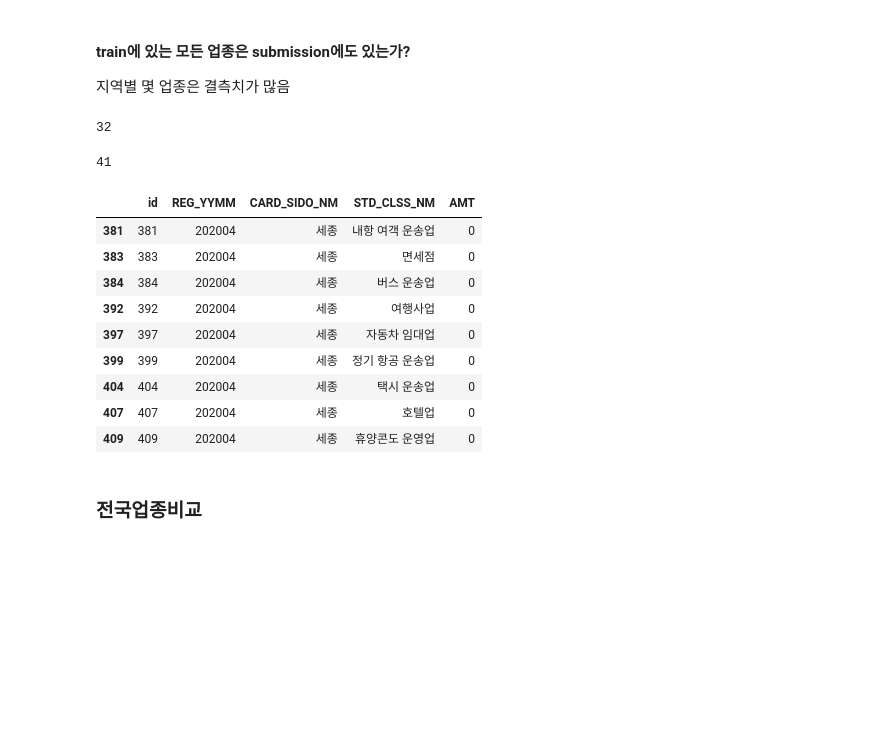
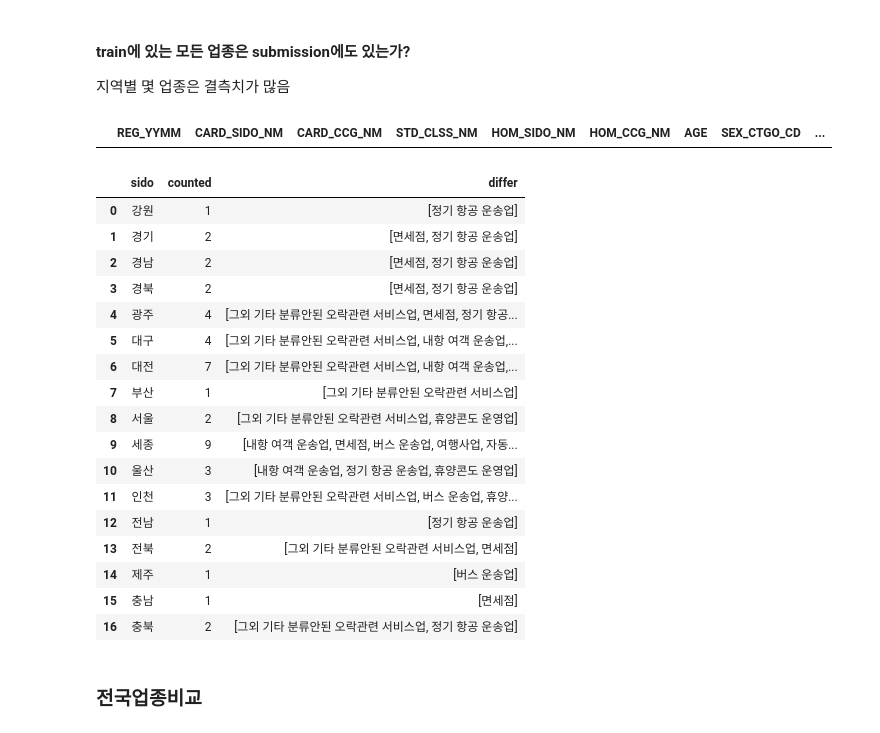
Before and after one commit to starlidust/jeju_creditcard, a Jupyter notebook: EDA_진행중.ipynb, the cells around one changed output. Drawn from its saved outputs; the diff is of its cells as text; code cells hidden in the pictures; blank space fills up the shorter version.

```diff
--- a/EDA_진행중.ipynb
+++ b/EDA_진행중.ipynb
@@ -654,29 +701,45 @@ pivoted.loc[pivoted['na_rate']>0,['CARD_SIDO_NM','STD_CLSS_NM','na_rate','na_cou
 # %% [markdown]
 ####  train에 있는 모든 업종은 submission에도 있는가?
 지역별 몇 업종은 결측치가 많음
-# %%
-uni_job = train[train.CARD_SIDO_NM == '세종']['STD_CLSS_NM'].unique()
-train[train.CARD_SIDO_NM == '세종']['STD_CLSS_NM'].nunique()
-# %% [output]
-32
-# %%
-sub_sample = submission[(submission.CARD_SIDO_NM == '세종')&(submission.REG_YYMM == 202004)]
-sub_sample.shape[0]
-# %% [output]
-41
-# %%
-sub_sample[~(sub_sample.STD_CLSS_NM.isin(uni_job))]
-# %% [output]
-|  | id | REG_YYMM | CARD_SIDO_NM | STD_CLSS_NM | AMT |
-| 381 | 381 | 202004 | 세종 | 내항 여객 운송업 | 0 |
-| 383 | 383 | 202004 | 세종 | 면세점 | 0 |
-| 384 | 384 | 202004 | 세종 | 버스 운송업 | 0 |
-| 392 | 392 | 202004 | 세종 | 여행사업 | 0 |
-| 397 | 397 | 202004 | 세종 | 자동차 임대업 | 0 |
-| 399 | 399 | 202004 | 세종 | 정기 항공 운송업 | 0 |
-| 404 | 404 | 202004 | 세종 | 택시 운송업 | 0 |
-| 407 | 407 | 202004 | 세종 | 호텔업 | 0 |
-| 409 | 409 | 202004 | 세종 | 휴양콘도 운영업 | 0 |
+# %%
+uni_sidos = train.CARD_SIDO_NM.unique()
+differ_count_ls = []
+differ_ls =[]
+for sido in uni_sidos:
+    uni_job = train[train.CARD_SIDO_NM == sido]['STD_CLSS_NM'].unique()
+    uni_job_count = len(uni_job)
+    sub_jobs = submission.loc[(submission.CARD_SIDO_NM == sido)&(submission.REG_YYMM == 202004),"STD_CLSS_NM"].unique()
+    differ = pd.Series(sub_jobs)[~(pd.Series(sub_jobs).isin(list(uni_job)))].values
+
+    differ_count_ls.append(len(differ))
+    differ_ls.append(differ)
+# %%
+differ_df = pd.DataFrame(data ={'sido':uni_sidos, "counted":differ_count_ls, "differ": differ_ls})
+# %%
+train[(train.STD_CLSS_NM == '정기 항공 운송업')&(train.CARD_SIDO_NM == '강원')]
+# %% [output]
+|  | REG_YYMM | CARD_SIDO_NM | CARD_CCG_NM | STD_CLSS_NM | HOM_SIDO_NM | HOM_CCG_NM | AGE | SEX_CTGO_CD | ... |
+# %%
+differ_df
+# %% [output]
+|  | sido | counted | differ |
+| 0 | 강원 | 1 | [정기 항공 운송업] |
+| 1 | 경기 | 2 | [면세점, 정기 항공 운송업] |
+| 2 | 경남 | 2 | [면세점, 정기 항공 운송업] |
+| 3 | 경북 | 2 | [면세점, 정기 항공 운송업] |
+| 4 | 광주 | 4 | [그외 기타 분류안된 오락관련 서비스업, 면세점, 정기 항공... |
+| 5 | 대구 | 4 | [그외 기타 분류안된 오락관련 서비스업, 내항 여객 운송업,... |
+| 6 | 대전 | 7 | [그외 기타 분류안된 오락관련 서비스업, 내항 여객 운송업,... |
+| 7 | 부산 | 1 | [그외 기타 분류안된 오락관련 서비스업] |
+| 8 | 서울 | 2 | [그외 기타 분류안된 오락관련 서비스업, 휴양콘도 운영업] |
+| 9 | 세종 | 9 | [내항 여객 운송업, 면세점, 버스 운송업, 여행사업, 자동... |
+| 10 | 울산 | 3 | [내항 여객 운송업, 정기 항공 운송업, 휴양콘도 운영업] |
+| 11 | 인천 | 3 | [그외 기타 분류안된 오락관련 서비스업, 버스 운송업, 휴양... |
+| 12 | 전남 | 1 | [정기 항공 운송업] |
+| 13 | 전북 | 2 | [그외 기타 분류안된 오락관련 서비스업, 면세점] |
+| 14 | 제주 | 1 | [버스 운송업] |
+| 15 | 충남 | 1 | [면세점] |
+| 16 | 충북 | 2 | [그외 기타 분류안된 오락관련 서비스업, 정기 항공 운송업] |
 # %% [markdown]
 ### 전국업종비교
 # %%
```
Also changed, not shown: parts of 14 cells of this notebook, 5 other files.
